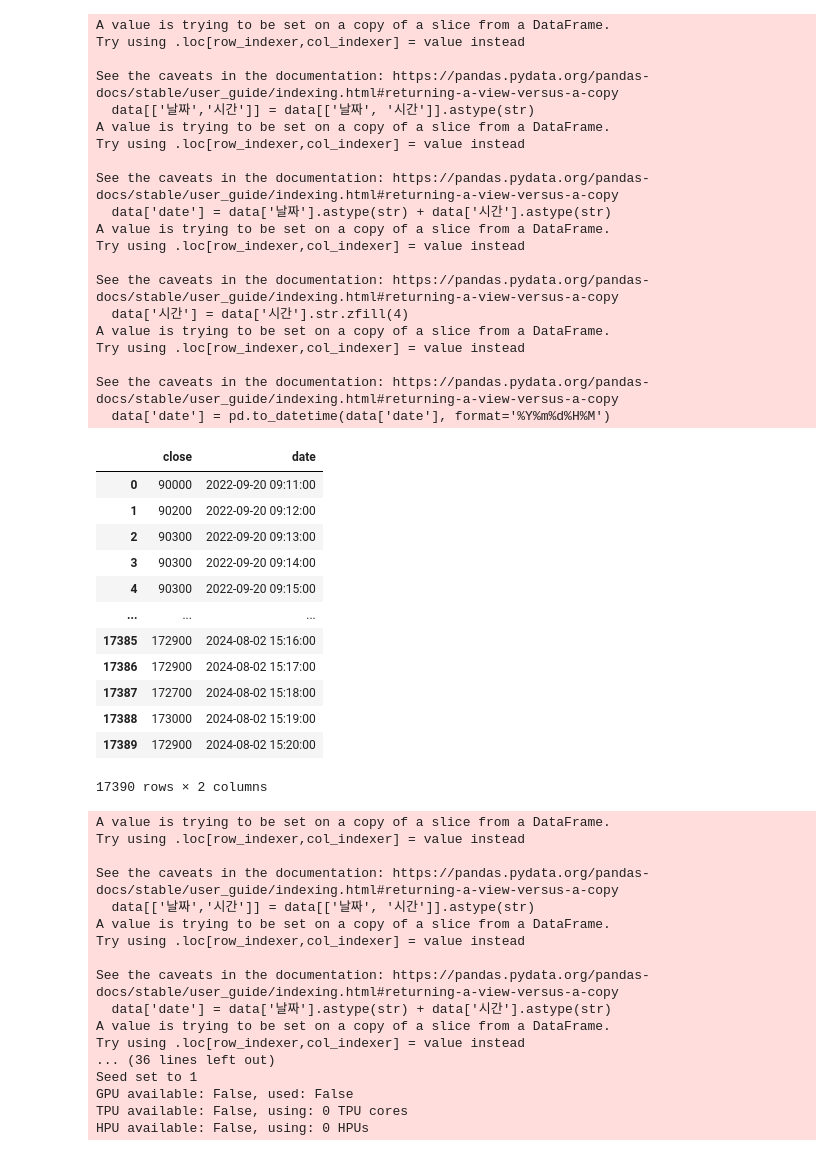
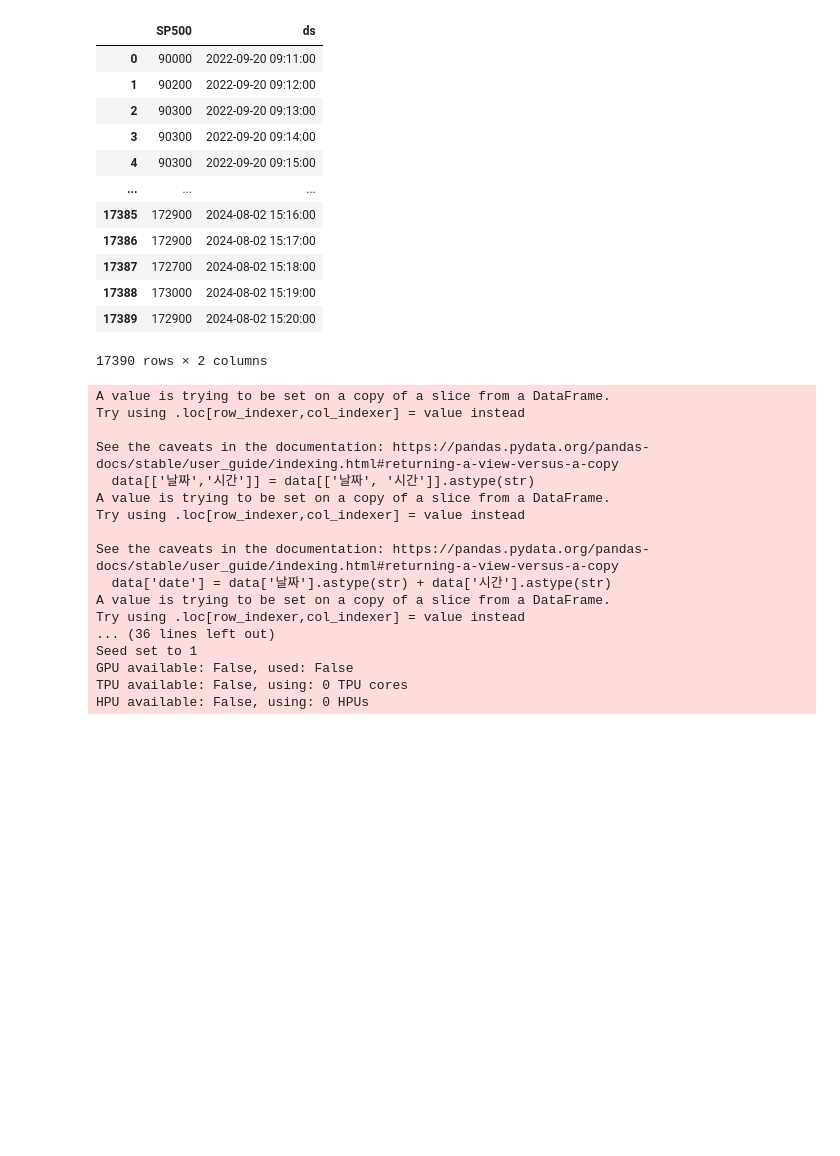
Before and after one commit to kimguno/dl-dev, a Jupyter notebook: project/neuralForecast.ipynb, the cells around one changed output. Cells and saved outputs as stored; diff of their text form; code cells hidden in the pictures; blank space fills up the shorter version.

```diff
--- a/project/neuralForecast.ipynb
+++ b/project/neuralForecast.ipynb
@@ -1,50 +1,37 @@
 # %%
 import numpy as np
 import pandas as pd
 import matplotlib.pyplot as plt
 from sklearn import preprocessing
-from neuralforecast.core import NeuralForecast
-from neuralforecast.models import TimesNet
+# from neuralforecast.core import NeuralForecast
+# from neuralforecast.models import TimesNet
 import mylib as ml
 
-# 파일 경로 설정 (로컬 경로로 수정)
 data = pd.read_csv('./000660.csv')
-data = ml.dataRename2(data)
-data
+data=data[['날짜','시간','종가']]
+data[['날짜','시간']] = data[['날짜', '시간']].astype(str)
+data['date'] = data['날짜'].astype(str) + data['시간'].astype(str)
+data['시간'] = data['시간'].str.zfill(4)
+data['date'] = pd.to_datetime(data['date'], format='%Y%m%d%H%M')
+data = data.drop(['날짜'],axis=1)
+data = data.drop(['시간'],axis=1)
+data.rename(columns={'종가':'SP500','date':'ds'}, inplace=True)
+nov_dir = data
+nov_dir
 # %% [output]
+|  | SP500 | ds |
+| 0 | 90000 | 2022-09-20 09:11:00 |
+| 1 | 90200 | 2022-09-20 09:12:00 |
+| 2 | 90300 | 2022-09-20 09:13:00 |
+| 3 | 90300 | 2022-09-20 09:14:00 |
+| 4 | 90300 | 2022-09-20 09:15:00 |
+| ... | ... | ... |
+| 17385 | 172900 | 2024-08-02 15:16:00 |
+| 17386 | 172900 | 2024-08-02 15:17:00 |
+| 17387 | 172700 | 2024-08-02 15:18:00 |
+| 17388 | 173000 | 2024-08-02 15:19:00 |
+| 17389 | 172900 | 2024-08-02 15:20:00 |
-A value is trying to be set on a copy of a slice from a DataFrame.
-Try using .loc[row_indexer,col_indexer] = value instead
-
-See the caveats in the documentation: https://pandas.pydata.org/pandas-docs/stable/user_guide/indexing.html#returning-a-view-versus-a-copy
-  data[['날짜','시간']] = data[['날짜', '시간']].astype(str)
-A value is trying to be set on a copy of a slice from a DataFrame.
-Try using .loc[row_indexer,col_indexer] = value instead
-
-See the caveats in the documentation: https://pandas.pydata.org/pandas-docs/stable/user_guide/indexing.html#returning-a-view-versus-a-copy
-  data['date'] = data['날짜'].astype(str) + data['시간'].astype(str)
-A value is trying to be set on a copy of a slice from a DataFrame.
-Try using .loc[row_indexer,col_indexer] = value instead
-
-See the caveats in the documentation: https://pandas.pydata.org/pandas-docs/stable/user_guide/indexing.html#returning-a-view-versus-a-copy
-  data['시간'] = data['시간'].str.zfill(4)
-A value is trying to be set on a copy of a slice from a DataFrame.
-Try using .loc[row_indexer,col_indexer] = value instead
-
-See the caveats in the documentation: https://pandas.pydata.org/pandas-docs/stable/user_guide/indexing.html#returning-a-view-versus-a-copy
-  data['date'] = pd.to_datetime(data['date'], format='%Y%m%d%H%M')
+17390 rows × 2 columns
-|  | close | date |
-| 0 | 90000 | 2022-09-20 09:11:00 |
-| 1 | 90200 | 2022-09-20 09:12:00 |
-| 2 | 90300 | 2022-09-20 09:13:00 |
-| 3 | 90300 | 2022-09-20 09:14:00 |
-| 4 | 90300 | 2022-09-20 09:15:00 |
-| ... | ... | ... |
-| 17385 | 172900 | 2024-08-02 15:16:00 |
-| 17386 | 172900 | 2024-08-02 15:17:00 |
-| 17387 | 172700 | 2024-08-02 15:18:00 |
-| 17388 | 173000 | 2024-08-02 15:19:00 |
-| 17389 | 172900 | 2024-08-02 15:20:00 |
-17390 rows × 2 columns
 # %%
 import numpy as np
 import pandas as pd
```
Also changed, not shown: 6 other files.
